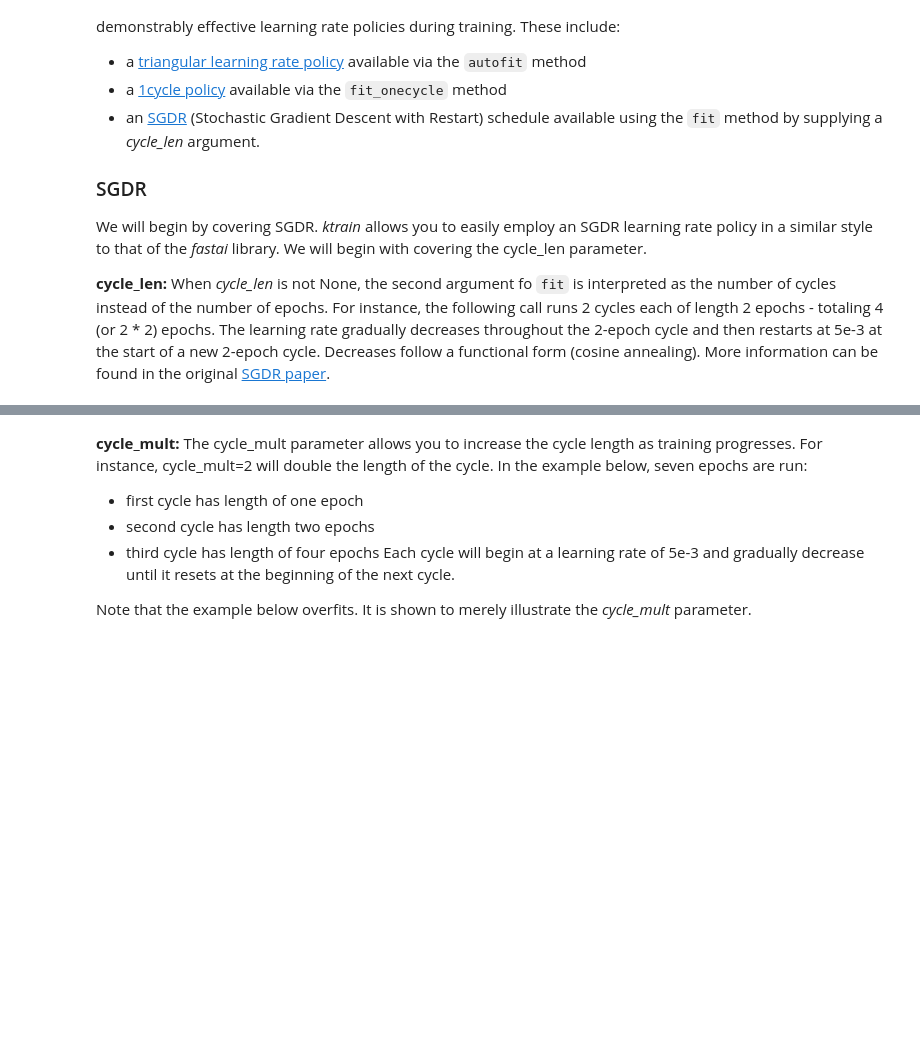
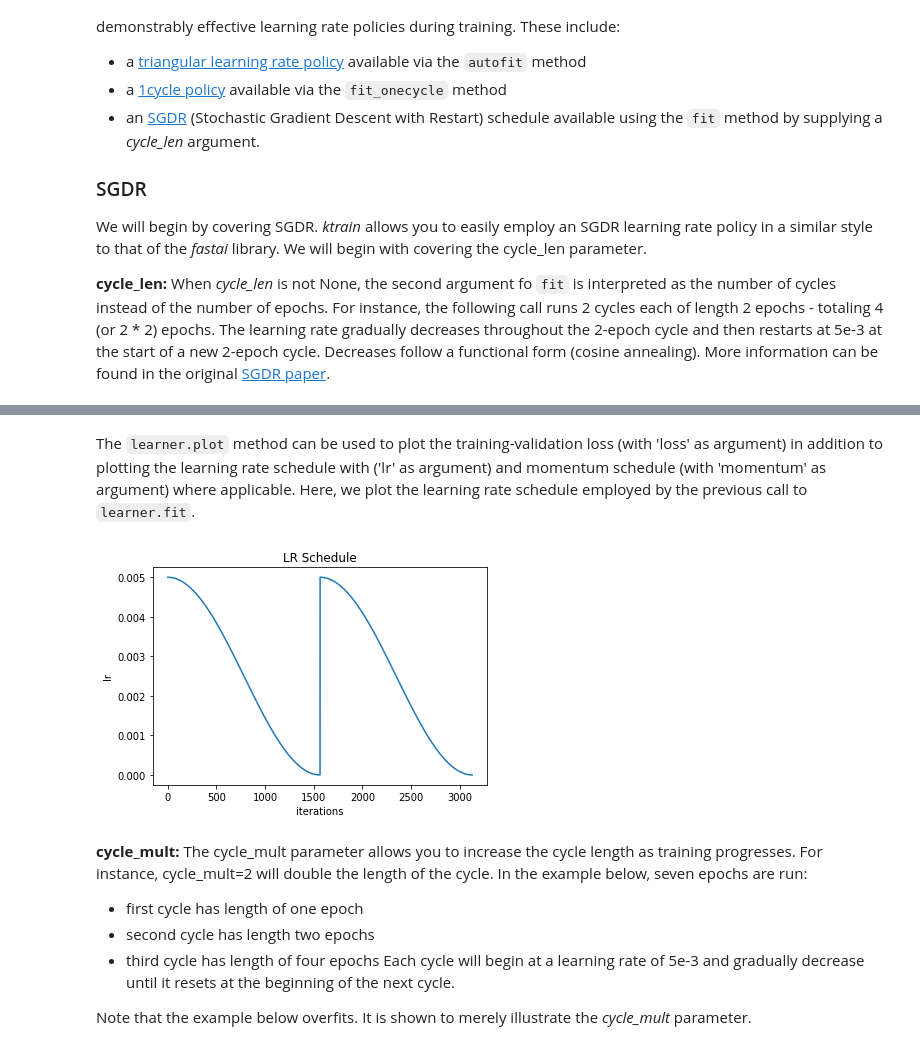
Before and after one commit to amaiya/ktrain, a Jupyter notebook: tutorial-02-tuning-learning-rates.ipynb, the cells around one changed output, grey strips where cells are left out. Cells and saved outputs as stored; diff of their text form; code cells hidden in the pictures; blank space fills up the shorter version.

````diff
--- a/tutorial-02-tuning-learning-rates.ipynb
+++ b/tutorial-02-tuning-learning-rates.ipynb
@@ -120,4 +120,10 @@ Epoch 4/4
 <keras.callbacks.History at 0x...>
+# %% [markdown]
+The ```learner.plot``` method can be used to plot the training-validation loss (with 'loss' as argument) in addition to plotting the learning rate schedule with ('lr' as argument) and momentum schedule (with 'momentum' as argument) where applicable. Here, we plot the learning rate schedule employed by the previous call to ```learner.fit```.
+# %%
+learner.plot('lr')
+# %% [output]
+[figure, added]
 # %% [markdown]
 **cycle_mult:** The cycle_mult parameter allows you to increase the cycle length as training progresses.  For instance, cycle_mult=2 will double the length of the cycle.  In the example below, seven epochs are run:
 - first cycle has length of one epoch
````
Also changed, not shown: parts of 22 cells of this notebook, 1 other file.
